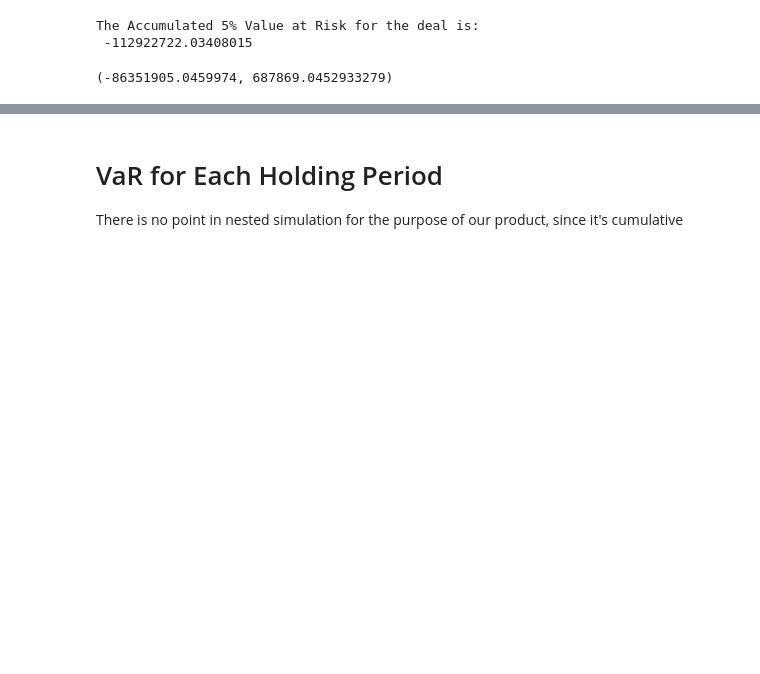
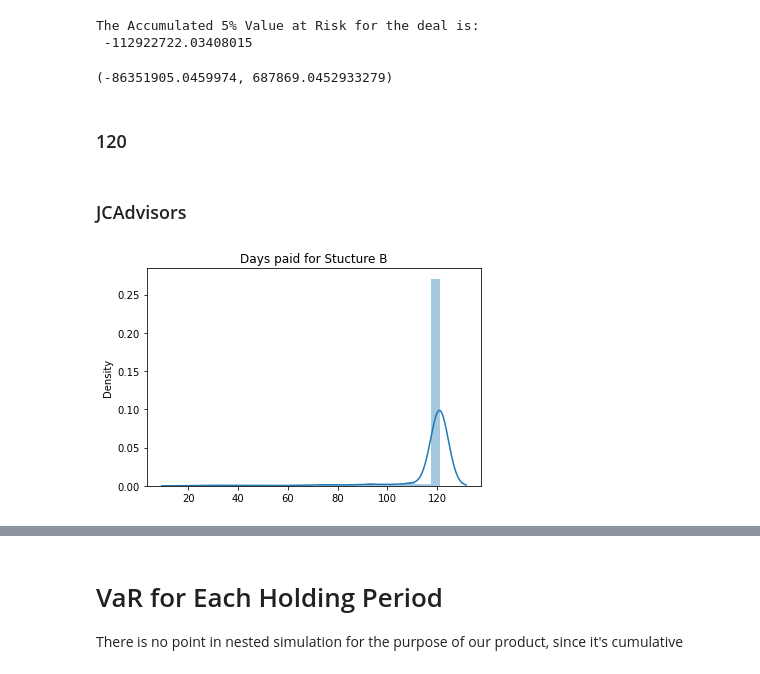
Before and after one commit to dj2348/Commodity-Fillmore, a Jupyter notebook: Risk.ipynb, the cells around one changed output, grey strips where cells are left out. Cells and saved outputs as stored; diff of their text form; code cells hidden in the pictures; blank space fills up the shorter version.

```diff
--- a/Risk.ipynb
+++ b/Risk.ipynb
@@ -60,3 +69,10 @@ The Accumulated 5% Value at Risk for the deal is:
 np.mean(gas), np.std(gas)/np.sqrt(rep)
 # %% [output]
 (-86351905.0459974, 687869.0452933279)
+# %% [markdown]
+### 120
+# %% [markdown]
+### JCAdvisors
+# %%
+sim = DispatchSimulator(days=120)
+result, _, power, _, gas, _, _, _, count  = sim.dispatch(rep)
@@ -62,0 +81,6 @@ np.mean(gas), np.std(gas)/np.sqrt(rep)
+# %%
+sns.distplot(count)
+plt.title('Days paid for Stucture B')
+plt.show()
+# %% [output]
+[figure, added]
```
Also changed, not shown: parts of 29 cells of this notebook, 1 other file.
